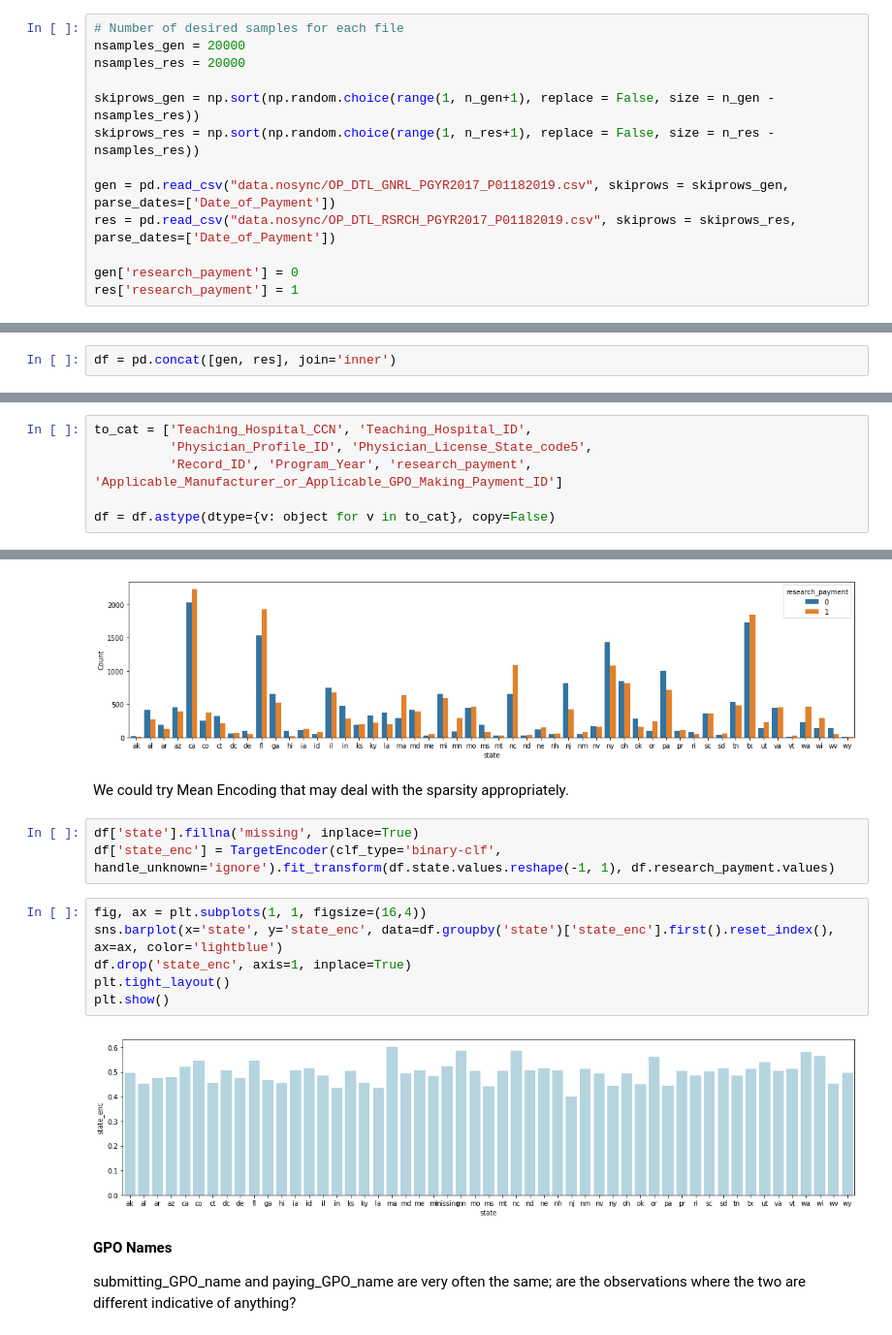
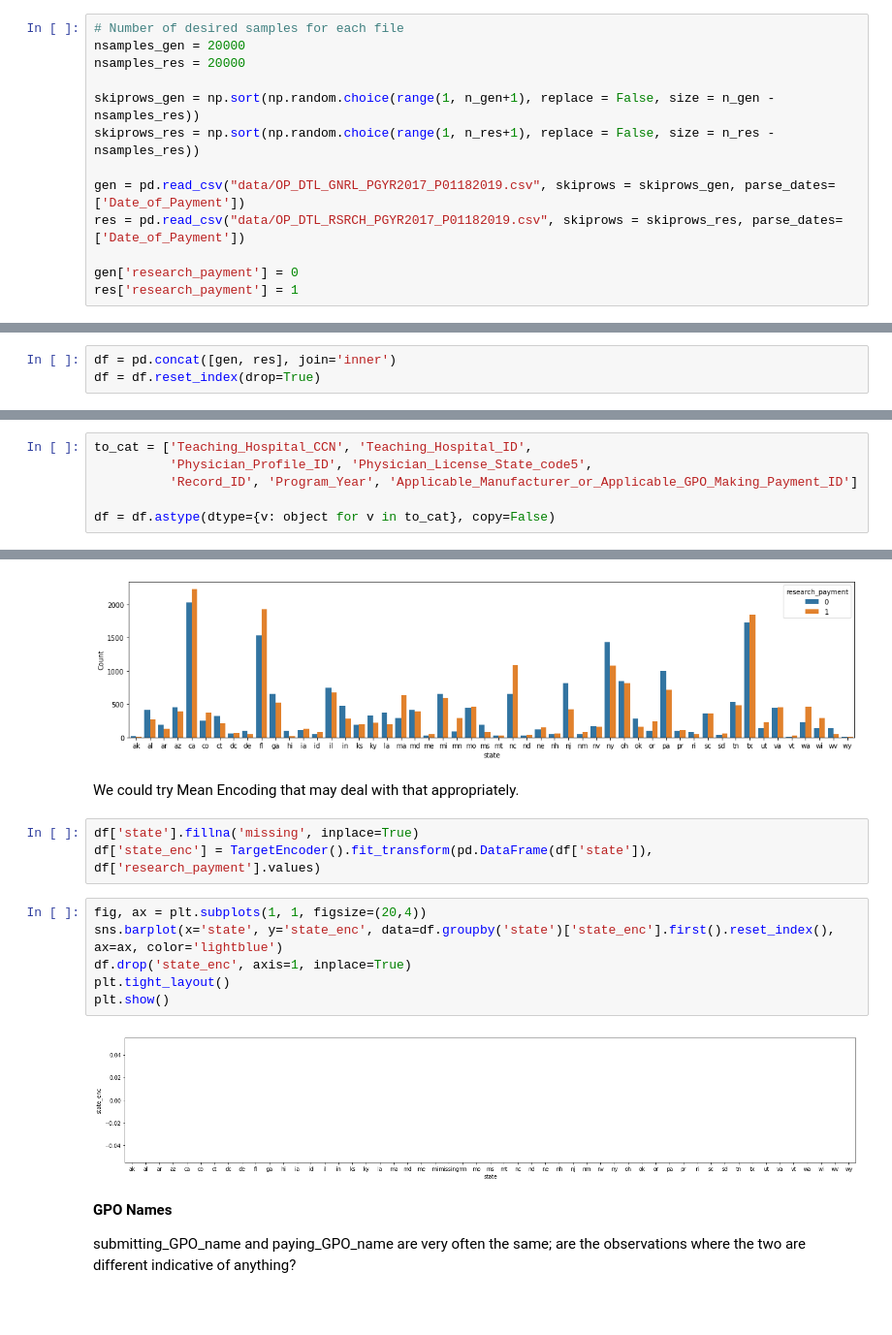
Before and after one commit to aml-spring-19/medical_payment_classification, a Jupyter notebook: HW3.ipynb, the cells around one changed output, grey strips where cells are left out. Shown at 97% size. Cells and saved outputs as stored; diff of their text form; blank space fills up the shorter version.

Commit message:
part4 mostly done, bugs with OHE, Target Encoding

```diff
--- a/HW3.ipynb
+++ b/HW3.ipynb
@@ -86,8 +86,8 @@ nsamples_res = 20000
 skiprows_gen = np.sort(np.random.choice(range(1, n_gen+1), replace = False, size = n_gen - nsamples_res))
 skiprows_res = np.sort(np.random.choice(range(1, n_res+1), replace = False, size = n_res - nsamples_res))
 
-gen = pd.read_csv("data.nosync/OP_DTL_GNRL_PGYR2017_P01182019.csv", skiprows = skiprows_gen, parse_dates=['Date_of_Payment'])
-res = pd.read_csv("data.nosync/OP_DTL_RSRCH_PGYR2017_P01182019.csv", skiprows = skiprows_res, parse_dates=['Date_of_Payment'])
+gen = pd.read_csv("data/OP_DTL_GNRL_PGYR2017_P01182019.csv", skiprows = skiprows_gen, parse_dates=['Date_of_Payment'])
+res = pd.read_csv("data/OP_DTL_RSRCH_PGYR2017_P01182019.csv", skiprows = skiprows_res, parse_dates=['Date_of_Payment'])
 
 gen['research_payment'] = 0
 res['research_payment'] = 1
@@ -99,6 +99,7 @@ The next problem is to concatenate the data. This raises an issue: our two data
 However, this creates a problem: since the two separated datasets are also the two separated classes, then if one feature is only non-missing in one of the classes, it might indirectly reveal information about the class to the model, in an unwanted way (data leakage). The solution to that is to only keep the features that are in both datasets when concatenating (inner join instead of outer join).
 # %%
 df = pd.concat([gen, res], join='inner')
+df = df.reset_index(drop=True)
 # %% [markdown]
 ### Data Types
 # %% [markdown]
@@ -106,7 +107,7 @@ We need to check that pandas has loaded the right data types for our dataframe.
 # %%
 to_cat = ['Teaching_Hospital_CCN', 'Teaching_Hospital_ID',
           'Physician_Profile_ID', 'Physician_License_State_code5',
-          'Record_ID', 'Program_Year', 'research_payment', 'Applicable_Manufacturer_or_Applicable_GPO_Making_Payment_ID']
+          'Record_ID', 'Program_Year', 'Applicable_Manufacturer_or_Applicable_GPO_Making_Payment_ID']
 
 df = df.astype(dtype={v: object for v in to_cat}, copy=False)
 # %% [markdown]
@@ -482,18 +485,18 @@ plt.show()
 # %% [output]
 [figure]
 # %% [markdown]
-We could try Mean Encoding that may deal with the sparsity appropriately.
+We could try Mean Encoding that may deal with that appropriately.
 # %%
 df['state'].fillna('missing', inplace=True)
-df['state_enc'] = TargetEncoder(clf_type='binary-clf', handle_unknown='ignore').fit_transform(df.state.values.reshape(-1, 1), df.research_payment.values)
+df['state_enc'] = TargetEncoder().fit_transform(pd.DataFrame(df['state']), df['research_payment'].values)
 # %%
-fig, ax = plt.subplots(1, 1, figsize=(16,4))
+fig, ax = plt.subplots(1, 1, figsize=(20,4))
 sns.barplot(x='state', y='state_enc', data=df.groupby('state')['state_enc'].first().reset_index(), ax=ax, color='lightblue')
 df.drop('state_enc', axis=1, inplace=True)
 plt.tight_layout()
 plt.show()
 # %% [output]
-[figure, old version]
+[figure, new version]
 # %% [markdown]
 **GPO Names**
 
```
Also changed, not shown: parts of 42 cells of this notebook.
